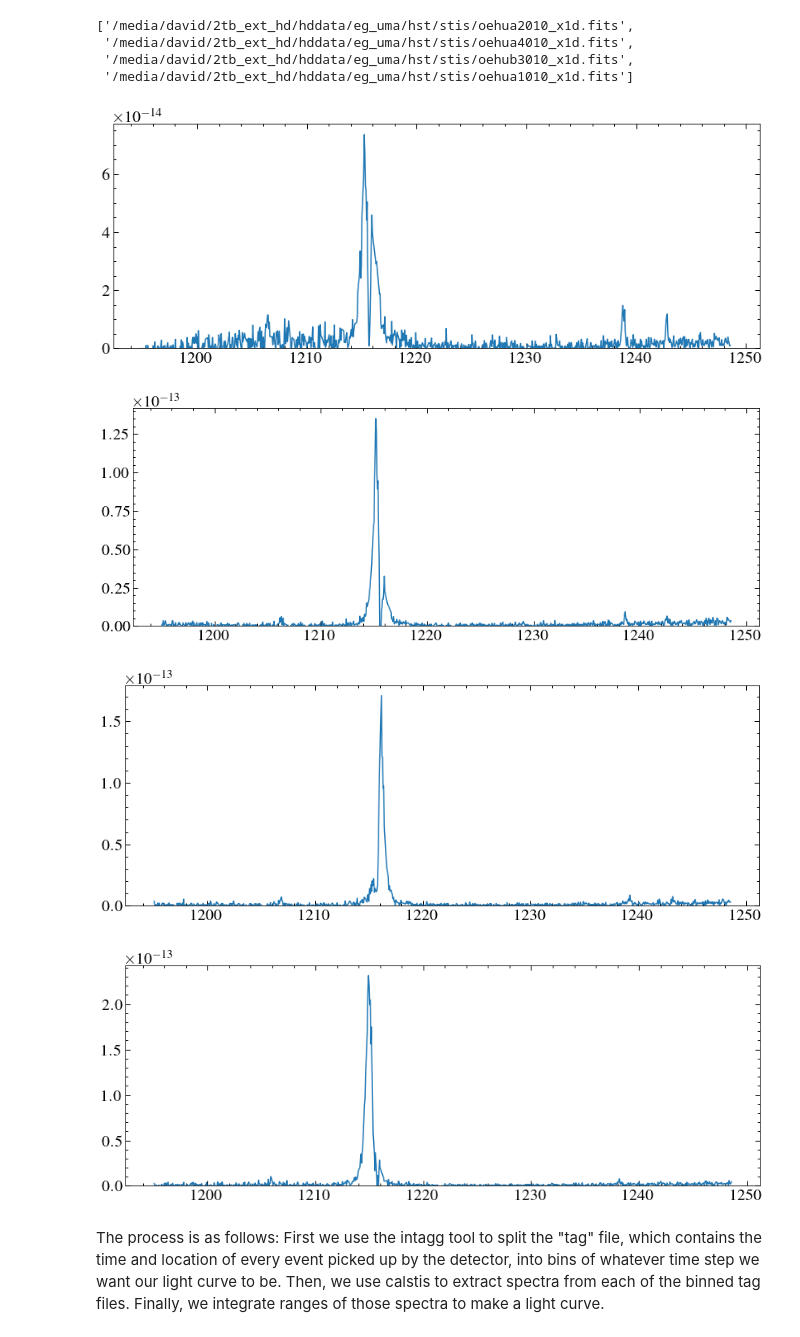
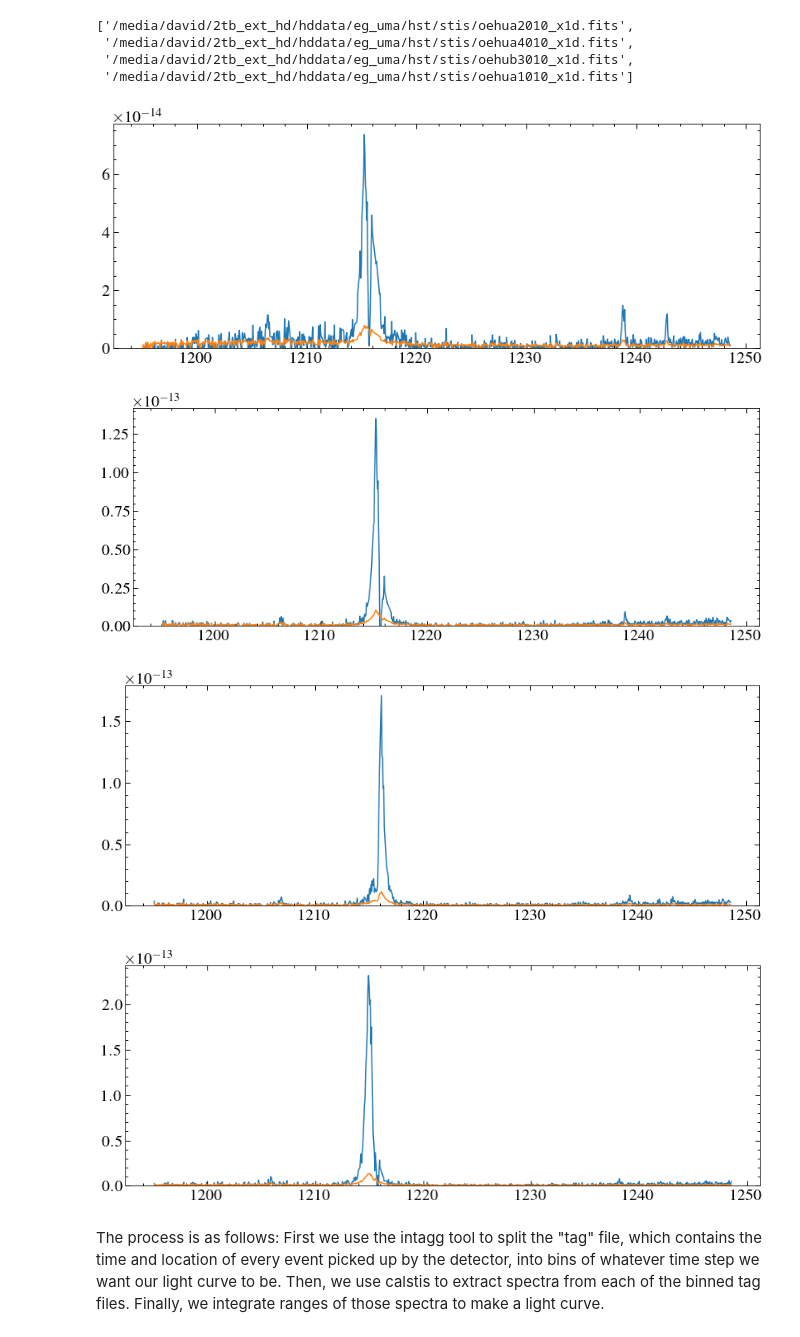
Before and after one commit to davidjwilson/pceb, a Jupyter notebook: eg_uma/eg_uma_stis_lc.ipynb, the cells around one changed output. Cells and saved outputs as stored; diff of their text form; code cells hidden in the pictures.

```diff
--- a/eg_uma/eg_uma_stis_lc.ipynb
+++ b/eg_uma/eg_uma_stis_lc.ipynb
@@ -48,15 +51,16 @@ x1ds
 # %%
 
 for x in x1ds:
     data = fits.getdata(x,1)[0]
     plt.plot(data['WAVELENGTH'][data['DQ']==0], data['FLUX'][data['DQ']==0])
+    plt.plot(data['WAVELENGTH'][data['DQ']==0], data['ERROR'][data['DQ']==0])
     plt.ylim(0.0)
     plt.show()
 # %% [output]
-[figure, old version]
+[figure, new version]
-[figure, old version]
+[figure, new version]
-[figure, old version]
+[figure, new version]
-[figure, old version]
+[figure, new version]
 # %% [markdown]
 The process is as follows: First we use the intagg tool to split the "tag" file, which contains the time and location of every event picked up by the detector, into bins of whatever time step we want our light curve to be. Then, we use calstis to extract spectra from each of the binned tag files. Finally, we integrate ranges of those spectra to make a light curve.
 # %%
```
Also changed, not shown: parts of 8 cells of this notebook, 54 other files.
